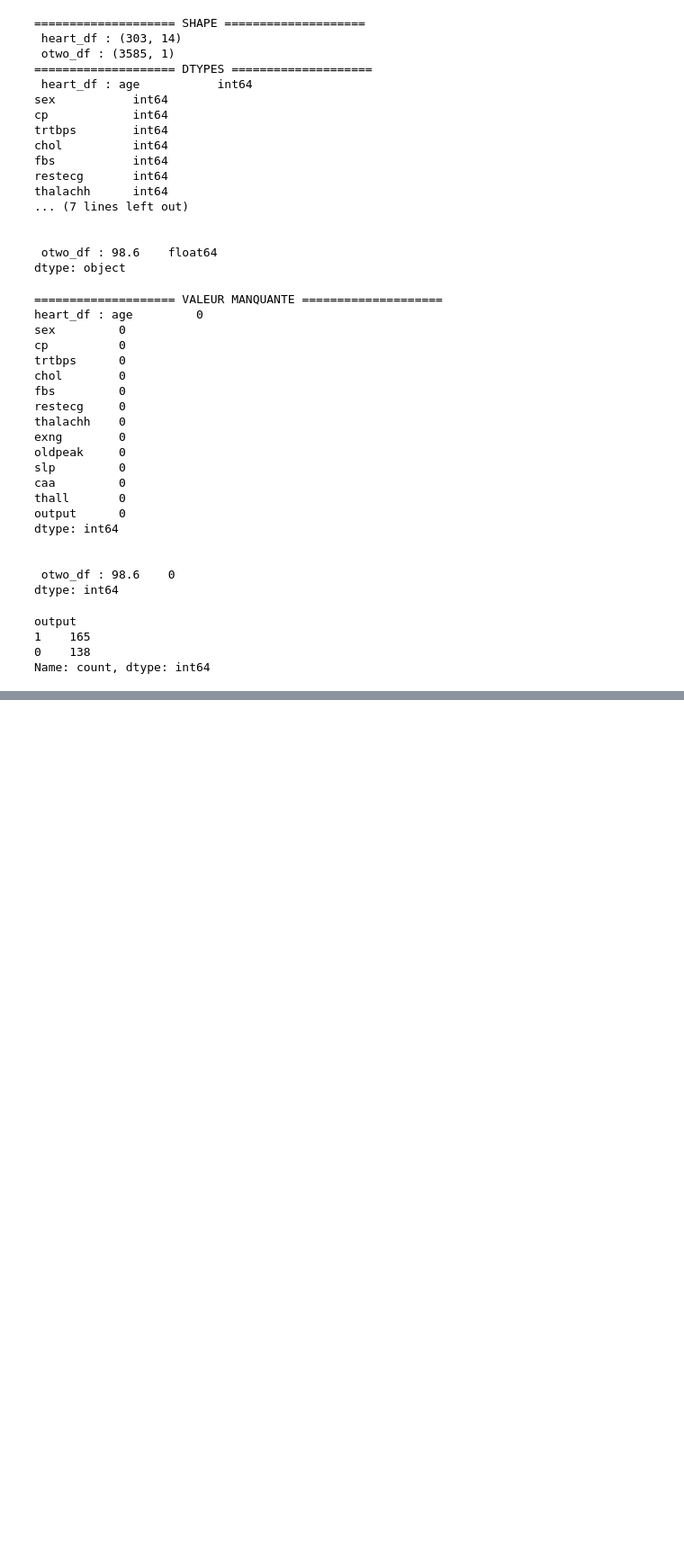
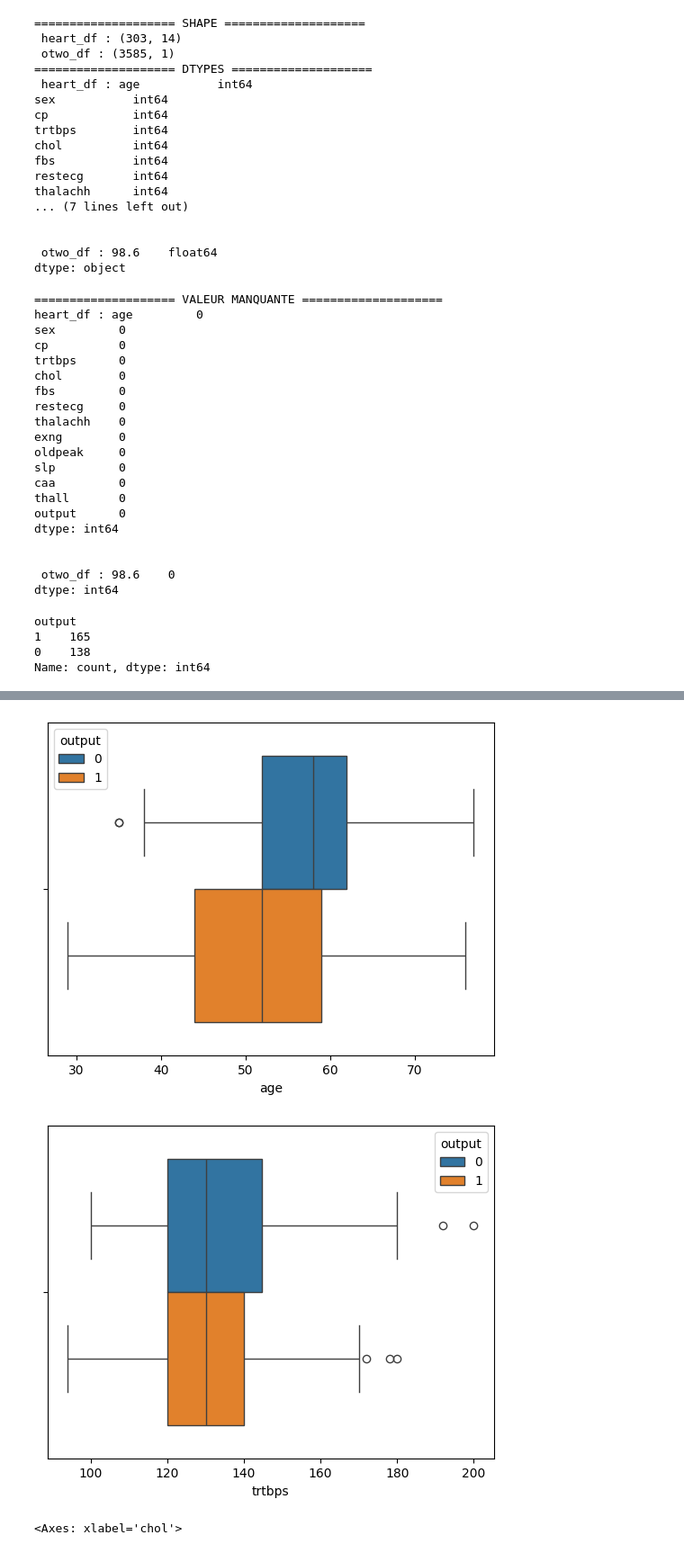
Before and after one commit to VictorJ-Data/heart-attack-prediction, a Jupyter notebook: notebooks/heart_attack.ipynb, the cells around one changed output, grey strips where cells are left out. Shown at 90% size. Drawn from its saved outputs; the diff is of its cells as text; code cells hidden in the pictures; blank space fills up the shorter version.

```diff
--- a/notebooks/heart_attack.ipynb
+++ b/notebooks/heart_attack.ipynb
@@ -63,0 +69,12 @@ Name: count, dtype: int64
+# %%
+fig, axes = plt.subplot(len())
+sns.boxplot(data=heart_df, x="age", hue="output")
+plt.show()
+sns.boxplot(data=heart_df, x="trtbps", hue="output")
+sns.boxplot(data=heart_df, x="chol", hue="output")
+sns.boxplot(data=heart_df, x="thalachh", hue="output")
+sns.boxplot(data=heart_df, x="oldpeak", hue="output")
+# %% [output]
+[figure, added]
+[figure, added]
+<Axes: xlabel='chol'>
```
Also changed, not shown: parts of 2 cells of this notebook.
